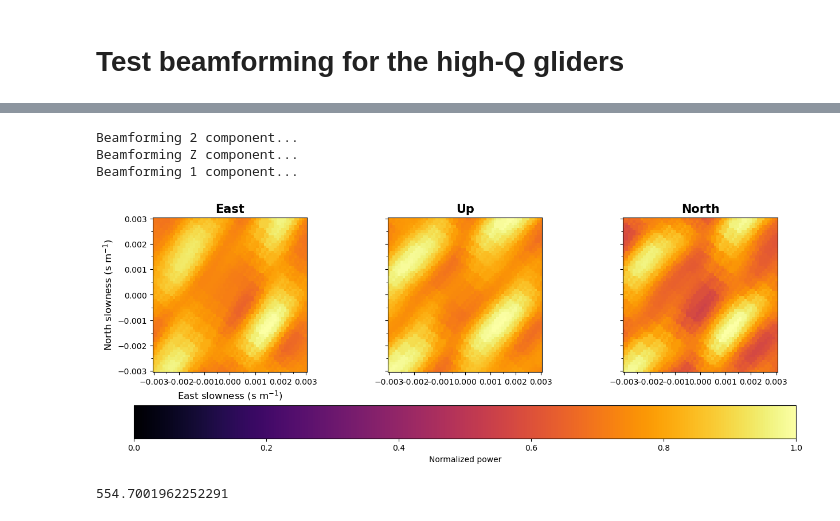
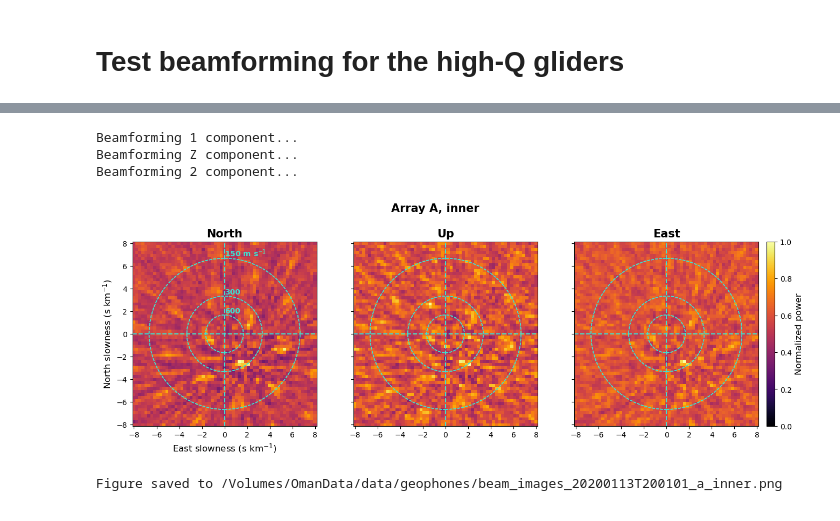
Before and after one commit to SerpRateAI/oman_microearthquakes, a Jupyter notebook: test_beamform_high_q_gliders.ipynb, the cells around one changed output, grey strips where cells are left out. Drawn from its saved outputs; the diff is of its cells as text; code cells hidden in the pictures.

```diff
--- a/test_beamform_high_q_gliders.ipynb
+++ b/test_beamform_high_q_gliders.ipynb
@@ -21,14 +21,14 @@ from utils_array import get_beam_images, set_station_coords
 # %%
 # Inputs
 ## Data
-starttime = Timestamp("2020-01-13T20:57:45Z")
-dur = 90.0 # seconds
-stations = ["A01", "A02", "A03"]
-components = GEO_COMPONENTS
+starttime = "2020-01-13T20:01:01.5Z"
+dur = 10.0 # seconds
+subarray = "A"
+station_selection = "inner"
 
 ## Preprocessing
-freqmin = 50.0
-freqmax = 100.0
+freqmin = 40.0
+freqmax = 75.0
 
 ## Plotting
 xdim = 6.0
@@ -36,8 +36,6 @@ ydim = 2.0
 
 ylim_wf = (-50.0, 50.0)
 
-vel_label = VELOCITY_LABEL
-
 dbmin = -50.0
 dbmax = 0.0
 
@@ -49,4 +47,17 @@ linewidth_wf = 0.1
 stacoords = get_geophone_locs()
 # %%
 # Read and preprocess the data
+if subarray == "A":
+    if station_selection == "inner":
+        stations = inner_stations_a
+    else:
+        stations = stations_a
+elif subarray == "B":
+    if station_selection == "inner":
+        stations = inner_stations_b
+    else:
+        stations = stations_b
+else:
+    raise ValueError("Invalid subarray")
+
 stream = read_and_process_windowed_geo_waveforms(starttime, dur, stations=stations, freqmin=freqmin, freqmax=freqmax)
@@ -111,19 +64,22 @@ array([[<Axes: title={'center': 'Up'}, ylabel='Velocity (nm s$^{-1}$)'>,
 # %%
 # Perform beamforming and plot
 ## Set the station coordinates
 stream = set_station_coords(stream, stacoords)
 
 ## Beamforming
 xslow, yslow, beamdict = get_beam_images(stream)
 
 ## Plot the beamforming results
-fig, axes = plot_beam_images(xslow, yslow, beamdict)
+fig, axes = plot_beam_images(xslow, yslow, beamdict, subarray=subarray, station_selection=station_selection)
 # %% [output]
+Beamforming 1 component...
+Beamforming Z component...
 Beamforming 2 component...
-Beamforming Z component...
-Beamforming 1 component...
-[figure, old version]
+[figure, new version]
-# %%
-1 / (0.001 ** 2 + 0.0015 ** 2) ** 0.5
-# %% [output]
-554.7001962252291
+# %%
+# Save the figure
+timestr = time2filename(starttime)
+figname = f"beam_images_{timestr}_{subarray.lower()}_{station_selection}.png"
+save_figure(fig, figname, outdir=rootdir)
+# %% [output]
+Figure saved to /Volumes/OmanData/data/geophones/beam_images_20200113T200101_a_inner.png
```
Also changed, not shown: parts of 2 cells of this notebook, 35 other files.
